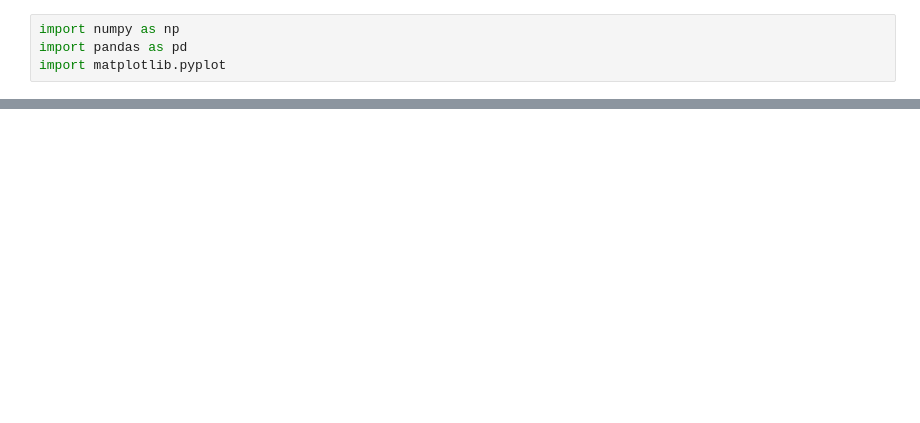
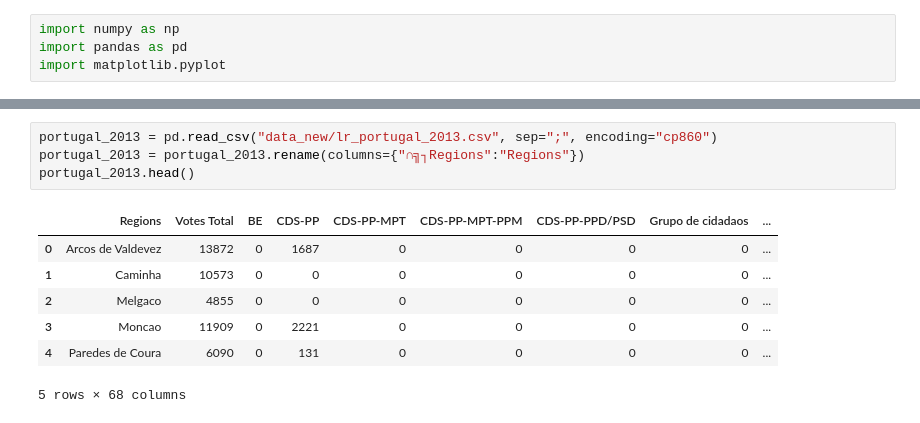
Before and after one commit to Sophie-Normand/Structured_Data_Label_Ranking, a Jupyter notebook: test_new_data_portugal.ipynb, the cells around one changed output, grey strips where cells are left out. Saved outputs shown, nothing was run; the diff lists cells and outputs as text; blank space fills up the shorter version.

```diff
--- a/test_new_data_portugal.ipynb
+++ b/test_new_data_portugal.ipynb
@@ -135,0 +33,12 @@ Ligne 3 : PS > PPD/PSD > CDS-PP > PCP-PEV > BE / ranking b>a>c>d>e
+# %%
+portugal_2013 = pd.read_csv("data_new/lr_portugal_2013.csv", sep=";", encoding="cp860")
+portugal_2013 = portugal_2013.rename(columns={"∩╗┐Regions":"Regions"})
+portugal_2013.head()
+# %% [output]
+|  | Regions | Votes Total | BE | CDS-PP | CDS-PP-MPT | CDS-PP-MPT-PPM | CDS-PP-PPD/PSD | Grupo de cidadaos | ... |
+| 0 | Arcos de Valdevez | 13872 | 0 | 1687 | 0 | 0 | 0 | 0 | ... |
+| 1 | Caminha | 10573 | 0 | 0 | 0 | 0 | 0 | 0 | ... |
+| 2 | Melgaco | 4855 | 0 | 0 | 0 | 0 | 0 | 0 | ... |
+| 3 | Moncao | 11909 | 0 | 2221 | 0 | 0 | 0 | 0 | ... |
+| 4 | Paredes de Coura | 6090 | 0 | 131 | 0 | 0 | 0 | 0 | ... |
+5 rows × 68 columns
```
Also changed, not shown: parts of 45 cells of this notebook, 6 other files.
